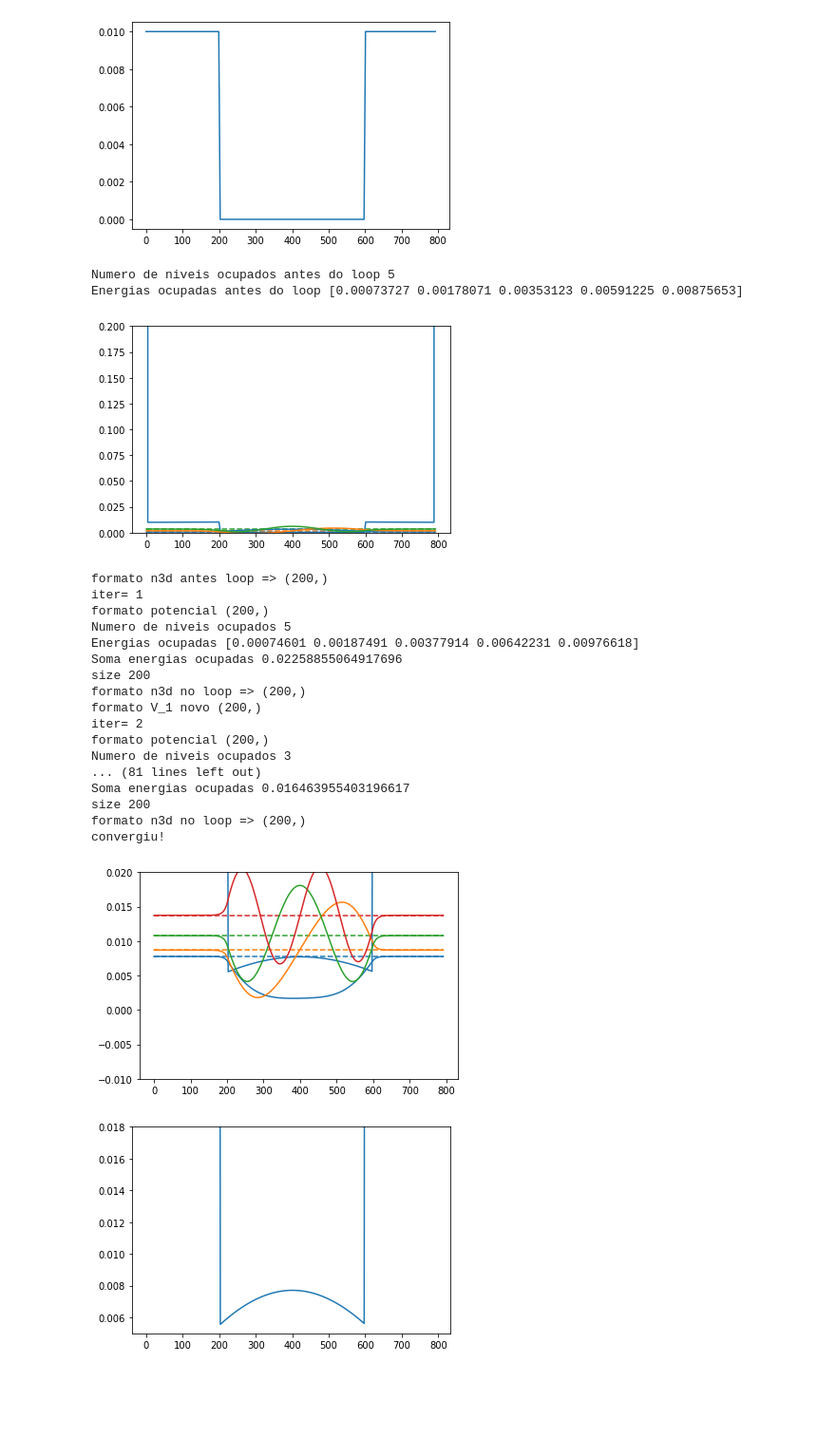
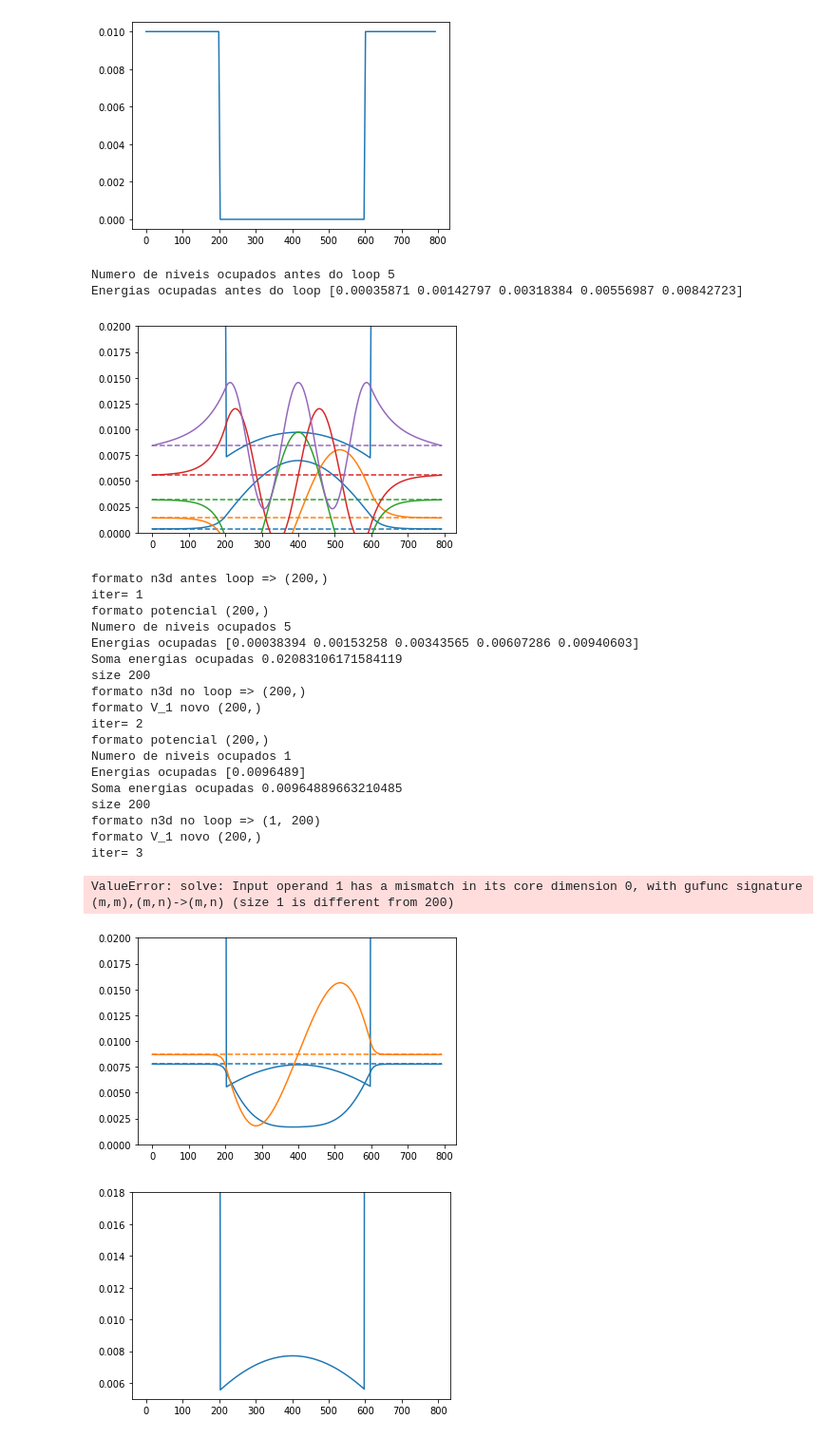
Before and after one commit to devanomaly/hartree-method, a Jupyter notebook: hartree.ipynb, the cells around one changed output. Shown: that part at 95% size. Cells and saved outputs as stored; diff of their text form; code cells hidden in the pictures; blank space fills up the shorter version.

```diff
--- a/hartree.ipynb
+++ b/hartree.ipynb
@@ -35,7 +35,7 @@ xmax_poco = 0.75 * L #a.u. parede do poço
 V_0_poco = 0.01 #a.u. profundidade do poço quadrado
 
 # parametros do tempero
-f = 0.95
+f = 0.1
 
 # parâmetros de convergência
 epsilon = 0.002
@@ -72,7 +72,7 @@ V_poco_quadrado_finito = poco_quadrado_finito(
     profundidade=V_0_poco, xmin=xmin_poco, xmax=xmax_poco, x=x
 )
 V_hartree = lambda n_3d, k, dx, N: linalg.solve(laplaciano(dx, N), (-4*pi/k)*n_3d)
-V_hartree_temperado = lambda tempero, V_1, V_3: f*V_1 + (1-f)*V_3
+V_hartree_temperado = lambda tempero, V_1, V_3: f*V_3 + (1-f)*V_1
 V_total = lambda V_estrutural, V_interacao: V_estrutural + V_interacao
 plt.plot(x, V_poco_quadrado_finito)
 plt.show()
@@ -88,7 +88,9 @@ def n_3d(phi_list, E0_list, mu, m):
   vectors = array([(m*(mu-E0_list[j])/(2*pi*h_bar**2))*(conjugate(phi_list[j])*phi_list[j]) for j in range(N_levels(mu, E0_list))])
   if N_levels(mu, E0_list) > 1:
     return npsum(vectors, axis=0)
-  return vectors
+  elif N_levels(mu, E0_list) == 1:
+    return vectors
+  return zeros(N)
 # D.O.L 2D
 n_2d_params = lambda mu, m, E0_list: [npsum(E0_list<mu)*m/(2*pi*h_bar**2),-E0_mu(mu, E0_list)] #retorna os coeficientes linear e angular, n_2d_params[0]==a e n_2d_params[1]==b
 # %%
@@ -109,7 +111,7 @@ print("Numero de niveis ocupados antes do loop", N_ocupados)
 print("Energias ocupadas antes do loop", E0_list[:N_ocupados])
 
 # teste de consistência para ver as energias do poço
-plotEnPsi_finite_diff(x, E0_list, phi_list, 3, 0.02,0, 0.2, V_1)
+plotEnPsi_finite_diff(x, E0_list, phi_list, N_ocupados, 0.05,0, 0.02, V_novo)
 
 n_3d_loop = n_3d(phi_list, E0_list, mu, m)
 n_3d_loop = n_3d_loop if n_3d_loop.size != N else zeros(N)
@@ -128,56 +130,58 @@ while not convergiu:
   V_novo[0] = 1000
   V_novo[-1] = 1000
   print('formato potencial', V_novo.shape)
   # diagonalização
   E0_list, phi_list = linalg.eigh(H(V_novo,m))
   N_ocupados = N_levels(mu, E0_list)
   print("Numero de niveis ocupados",N_ocupados )
   print("Energias ocupadas", E0_list[:N_ocupados])
   print("Soma energias ocupadas", E0_mu(mu, E0_list))
   n_3d_loop_novo = n_3d(phi_list, E0_list, mu, m)
   # print("n_3d_loop_novo", n_3d_loop_novo)
   print("size",n_3d_loop_novo.size)
   # n_3d_loop_novo = n_3d_loop_novo if n_3d_loop_novo.size != N else zeros(N)
   n_2d_loop_novo = n_2d_params(mu, m, E0_list)
   print("formato n3d no loop =>", n_3d_loop_novo.shape)
 
   # teste convergencia
   if (abs((n_2d_loop_novo[0] - n_2d_loop[0])/n_2d_loop[0])<epsilon) and (abs((n_2d_loop_novo[1] - n_2d_loop[1])/n_2d_loop[1])<epsilon):
     # se convergiu
     print("convergiu!")
     convergiu=True
   else:
     # se nao convergiu
     V_1 = copy(V_novo)
     print("formato V_1 novo", V_1.shape)
     n_2d_loop = copy(n_2d_loop_novo)
     n_3d_loop = copy(n_3d_loop_novo)
     iteracao+=1
 # %% [output]
 Numero de niveis ocupados antes do loop 5
-Energias ocupadas antes do loop [0.00073727 0.00178071 0.00353123 0.00591225 0.00875653]
+Energias ocupadas antes do loop [0.00035871 0.00142797 0.00318384 0.00556987 0.00842723]
-[figure, old version]
+[figure, new version]
 formato n3d antes loop => (200,)
 iter= 1
 formato potencial (200,)
 Numero de niveis ocupados 5
-Energias ocupadas [0.00074601 0.00187491 0.00377914 0.00642231 0.00976618]
-Soma energias ocupadas 0.02258855064917696
+Energias ocupadas [0.00038394 0.00153258 0.00343565 0.00607286 0.00940603]
+Soma energias ocupadas 0.02083106171584119
 size 200
 formato n3d no loop => (200,)
 formato V_1 novo (200,)
 iter= 2
 formato potencial (200,)
-Numero de niveis ocupados 3
-... (81 lines left out)
-Soma energias ocupadas 0.016463955403196617
+Numero de niveis ocupados 1
+Energias ocupadas [0.0096489]
+Soma energias ocupadas 0.00964889663210485
 size 200
-formato n3d no loop => (200,)
-convergiu!
+formato n3d no loop => (1, 200)
+formato V_1 novo (200,)
+iter= 3
+ValueError: solve: Input operand 1 has a mismatch in its core dimension 0, with gufunc signature (m,m),(m,n)->(m,n) (size 1 is different from 200)
 # %%
-plotEnPsi_finite_diff(x, E0_list, phi_list, 4, 0.05,-0.01, 0.02, V_novo)
+plotEnPsi_finite_diff(x, E0_list, phi_list, N_ocupados, 0.05,0, 0.02, V_novo)
 # %% [output]
-[figure, old version]
+[figure, new version]
 # %%
 plt.plot(x, V_novo)
 plt.ylim(0.005,0.018)
```
